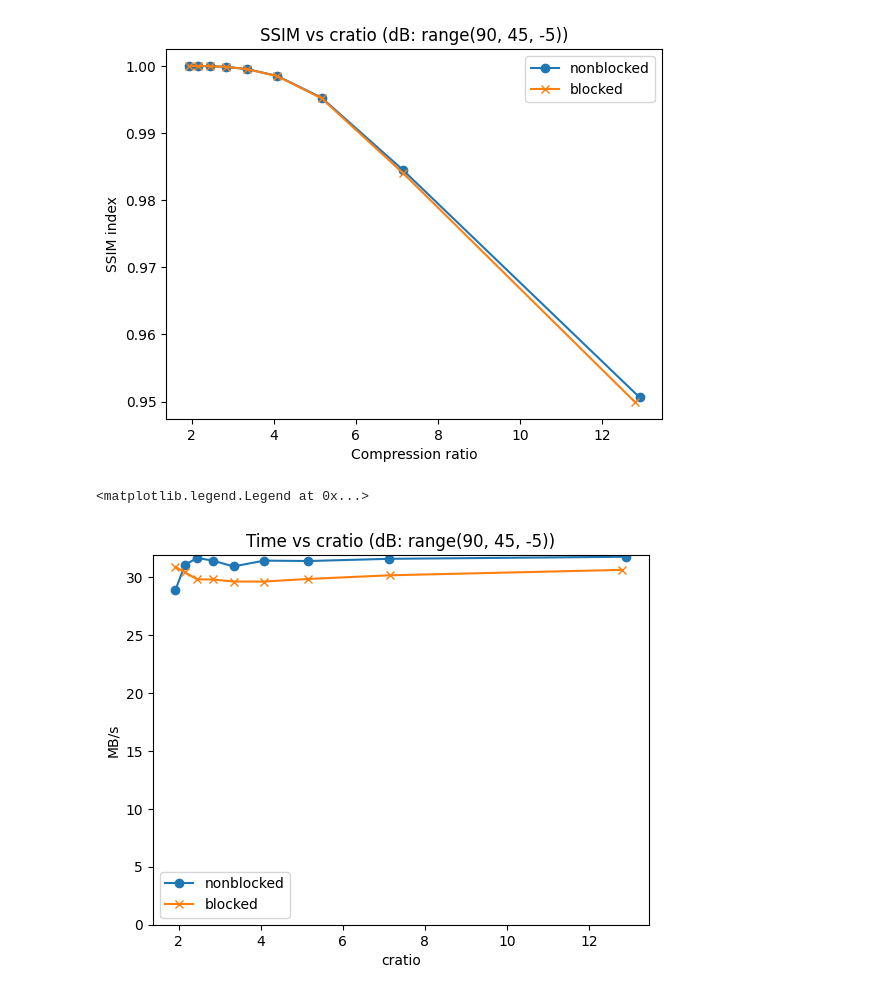
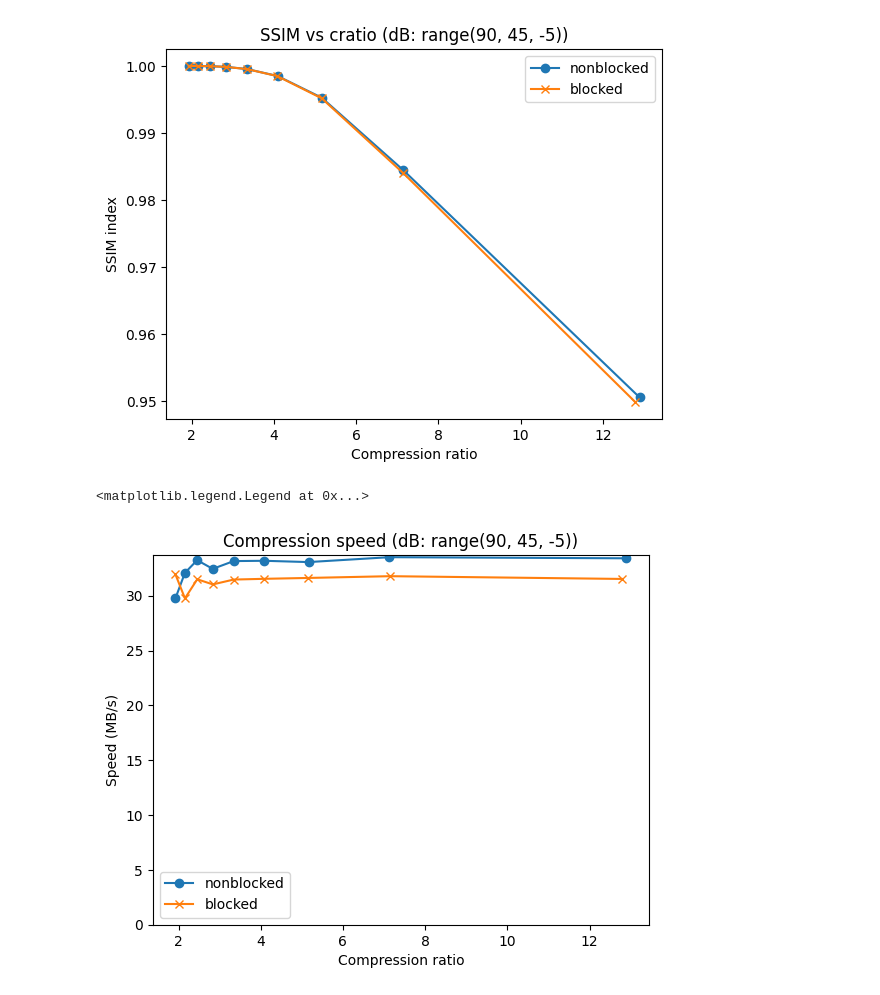
Before and after one commit to Blosc/blosc2_grok, a Jupyter notebook: bench/encode-chunking-blocking-AppleM1.ipynb, the cells around one changed output. Drawn from its saved outputs; the diff is of its cells as text; code cells hidden in the pictures.

```diff
--- a/bench/encode-chunking-blocking-AppleM1.ipynb
+++ b/bench/encode-chunking-blocking-AppleM1.ipynb
@@ -42,7 +42,7 @@ if all_frames:
     nframes = dset.shape[0]
 else:
     nframes = 1
-images_per_chunk = 16
+images_per_chunk = 8
 chunks = (images_per_chunk, dset.shape[1], dset.shape[2])
 print(f"Compressing dataset of {dset.shape} images ...")
 # %% [output]
@@ -79,6 +79,7 @@ for blocked in (False, True):
     ssims = []
     cratios = []
     times = []
+    dtimes = []
     range_vals = list(range(1, 11))
     range_vals_str = "range(1, 11)"
     for cratio in range_vals:
@@ -100,12 +101,14 @@ for blocked in (False, True):
                 times.append(time() - t0)
                 cratios.append(b2im.schunk.cratio)
                 # Compare with the original image
+                t0 = time()
                 im2 = b2im[:]
+                dtimes.append(time() - t0)
                 ssim_ = ssim(im[0], im2[0], data_range=im.max() - im.min())
                 ssims.append(ssim_)
         if verbose:
             print(f"SSIM: {ssim_}")
-    meas[quality_mode] = {'ssims': ssims, 'cratios': cratios, 'times': times}
+    meas[quality_mode] = {'ssims': ssims, 'cratios': cratios, 'times': times, 'dtimes': dtimes}
 # %% [output]
 Compressing non-blocked images ...
 Quality mode: rates-nonblocked
@@ -143,0 +147,12 @@ plt.legend()
+# %%
+sizeMB = np.prod(chunks) / 2**20
+for blocked in (False, True):
+    quality_mode = "rates-blocked" if blocked else "rates-nonblocked"
+    marker = 'x-' if blocked else 'o-'
+    label = quality_mode.split("-")[1]
+    plt.plot(meas[quality_mode]['cratios'], sizeMB / meas[quality_mode]['dtimes'], marker, label=label)
+plt.title(f'Decompression speed ({quality_mode.split("-")[0]}: {range_vals_str})')
+plt.xlabel('Compression ratio')
+plt.ylabel('Speed (MB/s)')
+plt.ylim(0)
+plt.legend()
@@ -155,6 +173,7 @@ for blocked in (False, True):
     ssims = []
     cratios = []
     times = []
+    dtimes = []
     range_vals = list(range(90, 45, -5))
     range_vals_str = "range(90, 45, -5)"
     for quality in range_vals:
@@ -176,12 +195,14 @@ for blocked in (False, True):
                 times.append(time() - t0)
                 cratios.append(b2im.schunk.cratio)
                 # Compare with the original image
+                t0 = time()
                 im2 = b2im[:]
+                dtimes.append(time() - t0)
                 ssim_ = ssim(im[0], im2[0], data_range=im.max() - im.min())
                 ssims.append(ssim_)
         if verbose:
             print(f"SSIM: {ssim_}")
-    meas[quality_mode] = {'ssims': ssims, 'cratios': cratios, 'times': times}
+    meas[quality_mode] = {'ssims': ssims, 'cratios': cratios, 'times': times, 'dtimes': dtimes}
 # %% [output]
 Compressing non-blocked images ...
 Quality mode: dB-nonblocked
@@ -203,15 +224,15 @@ plt.legend()
 # %%
 sizeMB = np.prod(chunks) / 2**20
 for blocked in (False, True):
     quality_mode = "dB-blocked" if blocked else "dB-nonblocked"
     marker = 'x-' if blocked else 'o-'
     label = quality_mode.split("-")[1]
     plt.plot(meas[quality_mode]['cratios'], sizeMB / meas[quality_mode]['times'], marker, label=label)
-plt.title(f'Time vs cratio ({quality_mode.split("-")[0]}: {range_vals_str})')
-plt.xlabel('cratio')
-plt.ylabel('MB/s')
+plt.title(f'Compression speed ({quality_mode.split("-")[0]}: {range_vals_str})')
+plt.xlabel('Compression ratio')
+plt.ylabel('Speed (MB/s)')
 plt.ylim(0)
 plt.legend()
 # %% [output]
 <matplotlib.legend.Legend at 0x...>
-[figure, old version]
+[figure, new version]
```
Also changed, not shown: parts of 4 cells of this notebook, 2 other files.
